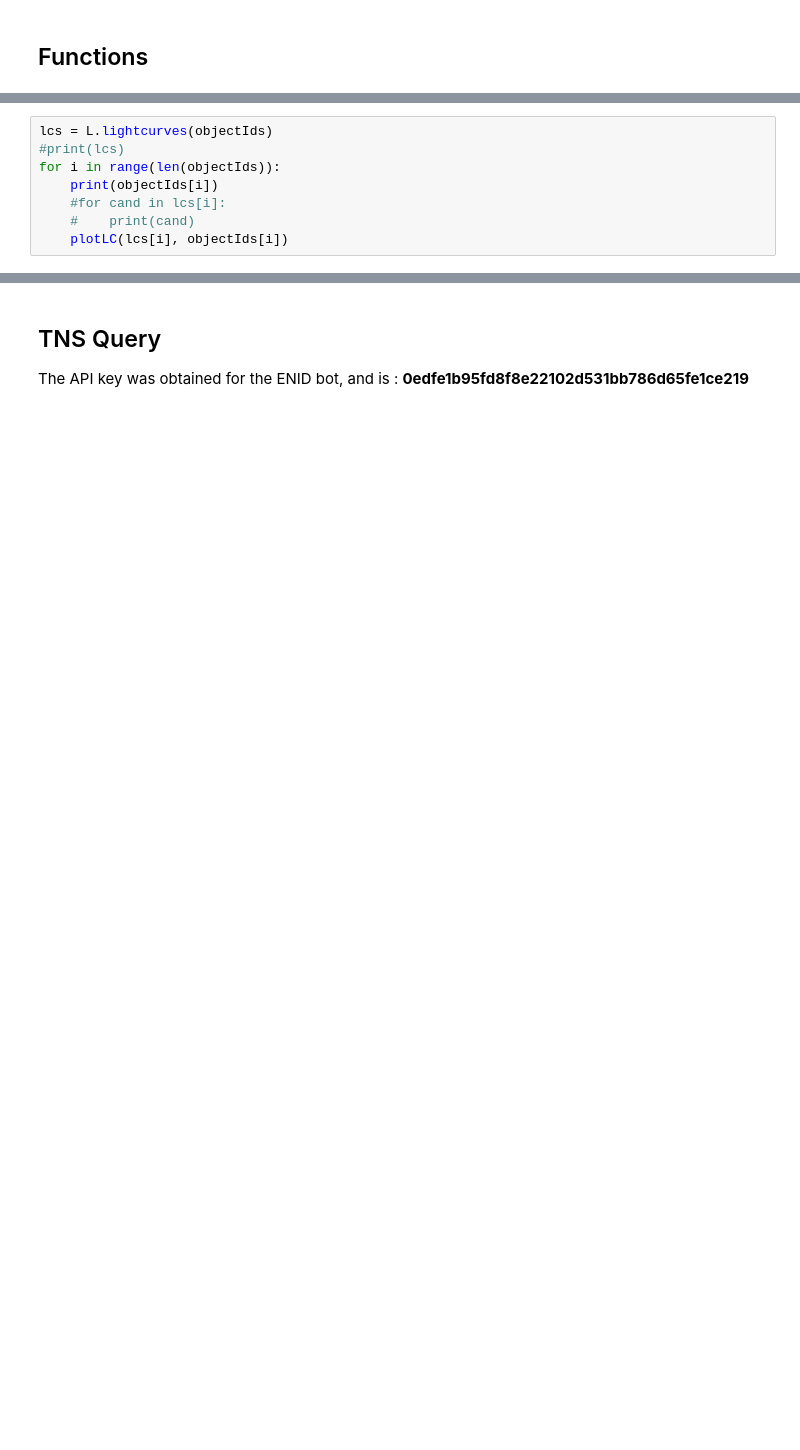
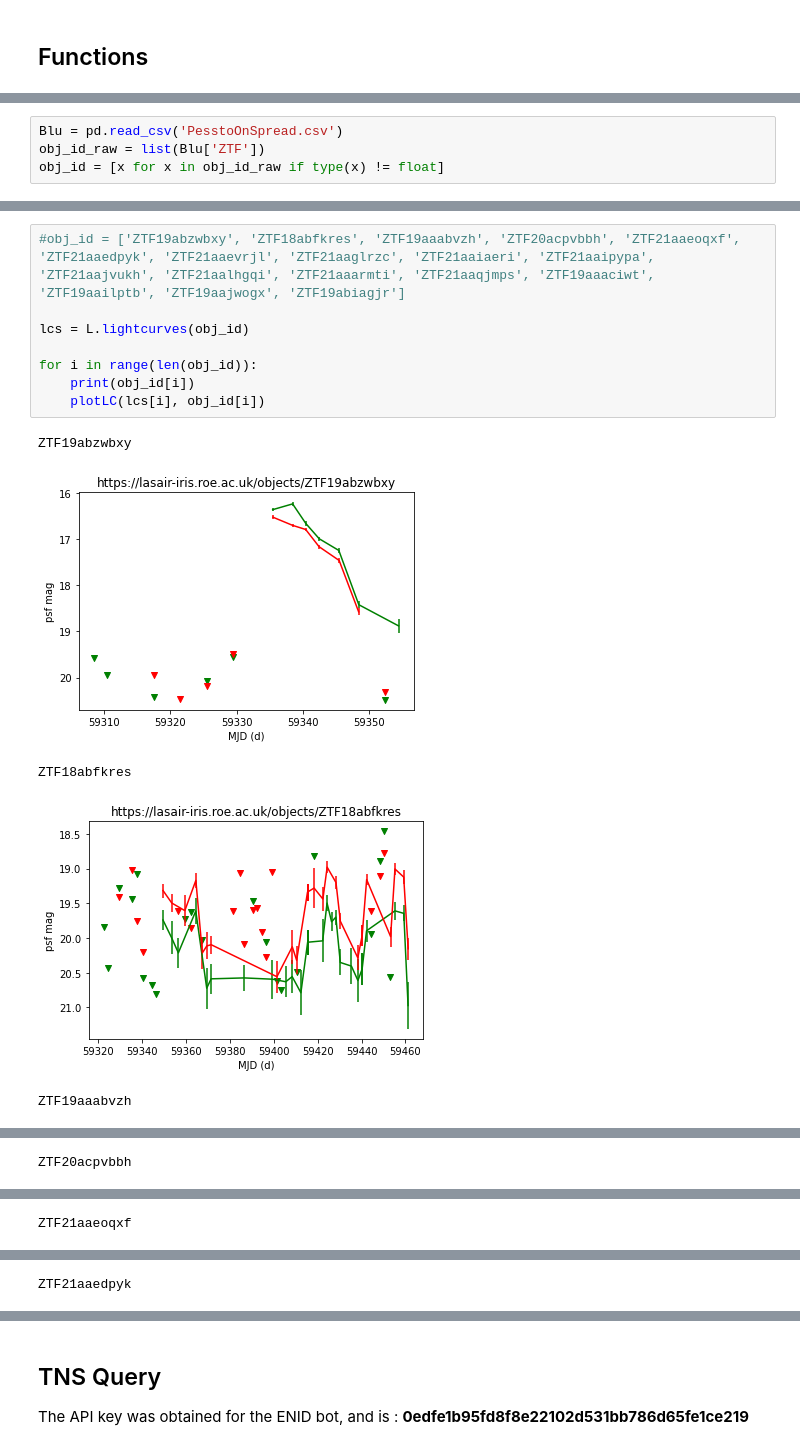
Before and after one commit to nalatraz/stENID, a Jupyter notebook: DataScrapper.ipynb, the cells around one changed output, grey strips where cells are left out. Drawn from its saved outputs; the diff is of its cells as text; blank space fills up the shorter version.

```diff
--- a/DataScrapper.ipynb
+++ b/DataScrapper.ipynb
@@ -78,8 +235,0 @@ objectIds = [row['objectId'] for row in rows]
-# %%
-lcs = L.lightcurves(objectIds)
-#print(lcs)
-for i in range(len(objectIds)):
-    print(objectIds[i])
-    #for cand in lcs[i]:
-    #    print(cand)
-    plotLC(lcs[i], objectIds[i])
@@ -99,0 +276,4 @@ ZTF19aaoczsv
+# %%
+Blu = pd.read_csv('PesstoOnSpread.csv')
+obj_id_raw = list(Blu['ZTF'])
+obj_id = [x for x in obj_id_raw if type(x) != float]
@@ -99,0 +307,14 @@ ZTF19aaoczsv
+# %%
+#obj_id = ['ZTF19abzwbxy', 'ZTF18abfkres', 'ZTF19aaabvzh', 'ZTF20acpvbbh', 'ZTF21aaeoqxf', 'ZTF21aaedpyk', 'ZTF21aaevrjl', 'ZTF21aaglrzc', 'ZTF21aaiaeri', 'ZTF21aaipypa', 'ZTF21aajvukh', 'ZTF21aalhgqi', 'ZTF21aaarmti', 'ZTF21aaqjmps', 'ZTF19aaaciwt', 'ZTF19aailptb', 'ZTF19aajwogx', 'ZTF19abiagjr']
+
+lcs = L.lightcurves(obj_id)
+
+for i in range(len(obj_id)):
+    print(obj_id[i])
+    plotLC(lcs[i], obj_id[i])
+# %% [output]
+ZTF19abzwbxy
+[figure, added]
+ZTF18abfkres
+[figure, added]
+ZTF19aaabvzh
@@ -99,0 +322 @@ ZTF19aaoczsv
+ZTF20acpvbbh
@@ -99,0 +324 @@ ZTF19aaoczsv
+ZTF21aaeoqxf
@@ -99,0 +326 @@ ZTF19aaoczsv
+ZTF21aaedpyk
```
Also changed, not shown: parts of 44 cells of this notebook, 2 other files.
